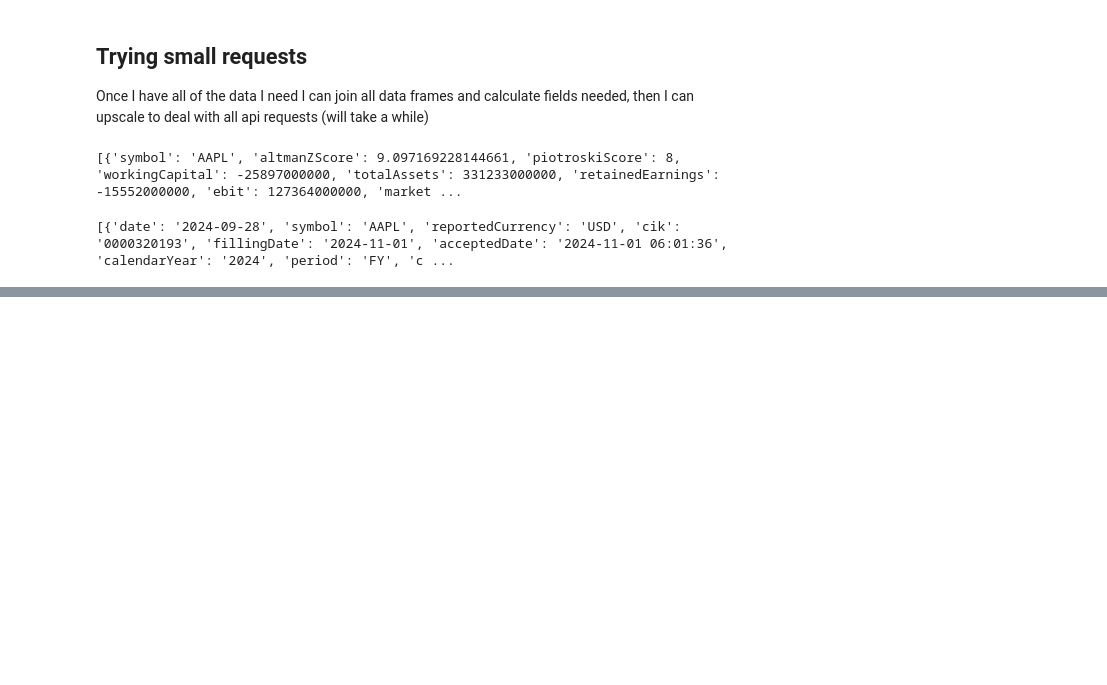
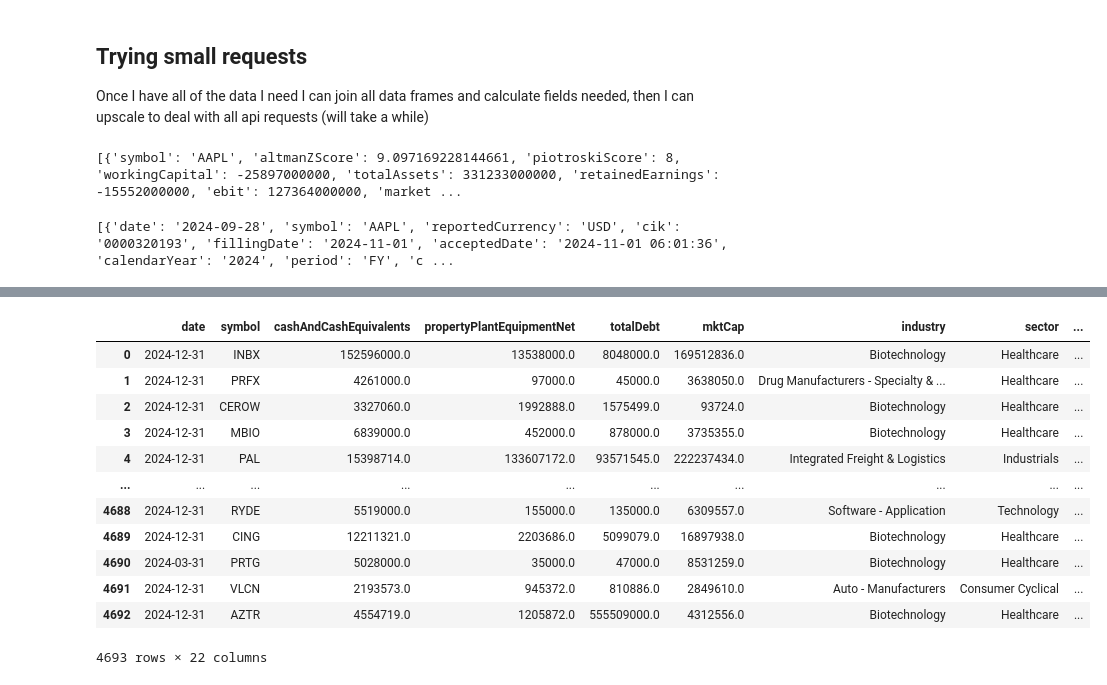
Before and after one commit to ben-abbott/df-capstone, a Jupyter notebook: notebooks/req_planning.ipynb, the cells around one changed output, grey strips where cells are left out. Saved outputs shown, nothing was run; the diff lists cells and outputs as text; code cells hidden in the pictures; blank space fills up the shorter version.

```diff
--- a/notebooks/req_planning.ipynb
+++ b/notebooks/req_planning.ipynb
@@ -153,0 +245,17 @@ test_merge.sort_values(by='overallRank', ascending=True)
+# %%
+df = pd.read_csv('../data/clean/clean_ranked_data2.csv')
+df
+# %% [output]
+|  | date | symbol | cashAndCashEquivalents | propertyPlantEquipmentNet | totalDebt | mktCap | industry | sector | ... |
+| 0 | 2024-12-31 | INBX | 152596000.0 | 13538000.0 | 8048000.0 | 169512836.0 | Biotechnology | Healthcare | ... |
+| 1 | 2024-12-31 | PRFX | 4261000.0 | 97000.0 | 45000.0 | 3638050.0 | Drug Manufacturers - Specialty & ... | Healthcare | ... |
+| 2 | 2024-12-31 | CEROW | 3327060.0 | 1992888.0 | 1575499.0 | 93724.0 | Biotechnology | Healthcare | ... |
+| 3 | 2024-12-31 | MBIO | 6839000.0 | 452000.0 | 878000.0 | 3735355.0 | Biotechnology | Healthcare | ... |
+| 4 | 2024-12-31 | PAL | 15398714.0 | 133607172.0 | 93571545.0 | 222237434.0 | Integrated Freight & Logistics | Industrials | ... |
+| ... | ... | ... | ... | ... | ... | ... | ... | ... | ... |
+| 4688 | 2024-12-31 | RYDE | 5519000.0 | 155000.0 | 135000.0 | 6309557.0 | Software - Application | Technology | ... |
+| 4689 | 2024-12-31 | CING | 12211321.0 | 2203686.0 | 5099079.0 | 16897938.0 | Biotechnology | Healthcare | ... |
+| 4690 | 2024-03-31 | PRTG | 5028000.0 | 35000.0 | 47000.0 | 8531259.0 | Biotechnology | Healthcare | ... |
+| 4691 | 2024-12-31 | VLCN | 2193573.0 | 945372.0 | 810886.0 | 2849610.0 | Auto - Manufacturers | Consumer Cyclical | ... |
+| 4692 | 2024-12-31 | AZTR | 4554719.0 | 1205872.0 | 555509000.0 | 4312556.0 | Biotechnology | Healthcare | ... |
+4693 rows × 22 columns
```
Also changed, not shown: parts of 12 cells of this notebook, 5 other files.
